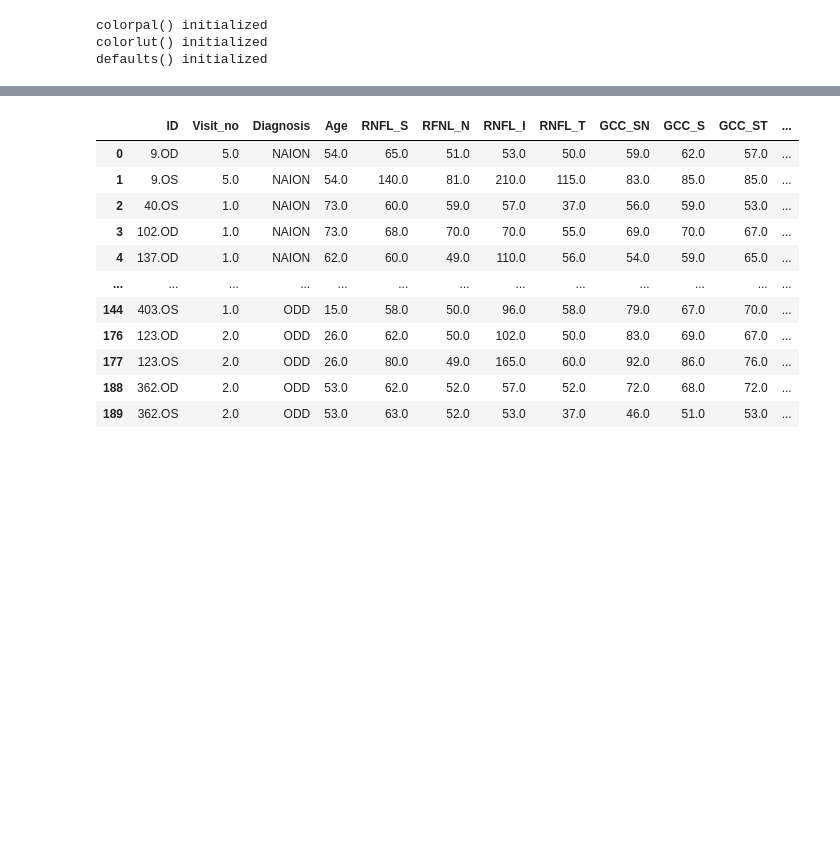
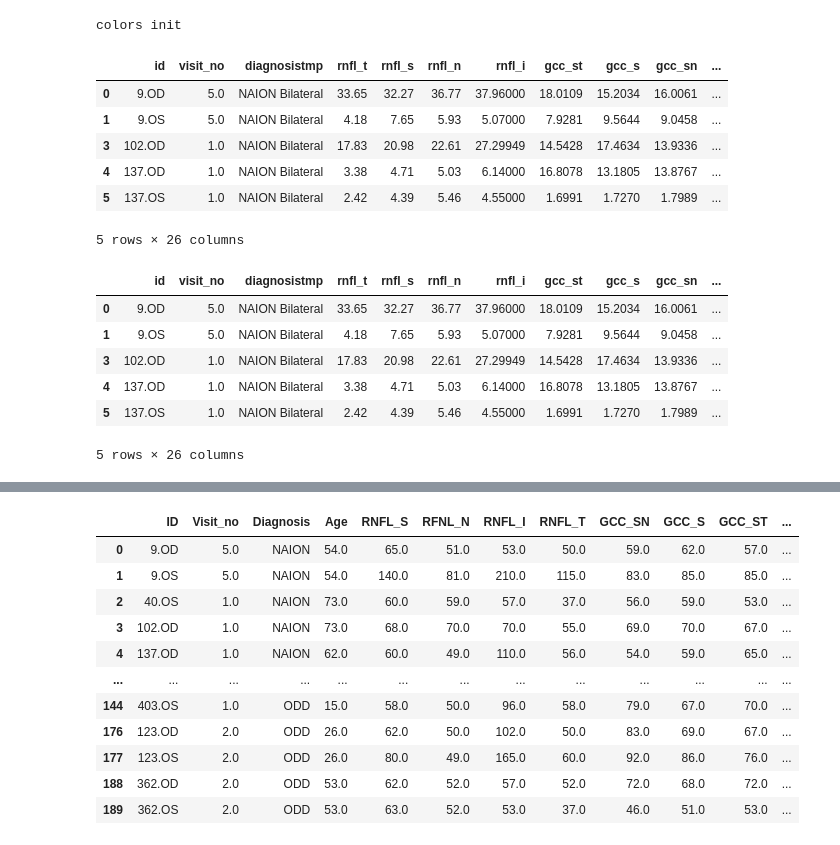
Before and after one commit to miaomiaoyu/ocumet, a Jupyter notebook: scripts/ocumet_tmp.ipynb, the cells around one changed output, grey strips where cells are left out. Cells and saved outputs as stored; diff of their text form; code cells hidden in the pictures; blank space fills up the shorter version.

```diff
--- a/scripts/ocumet_tmp.ipynb
+++ b/scripts/ocumet_tmp.ipynb
@@ -1,9 +1,7 @@
 # %%
-
-# Ocumet tmp script
+# OCUMET script
 # is there any other reason for other than because they're bilateral?
 
-import sys
 import numpy as np
 import pandas as pd
 import matplotlib
@@ -12,29 +10,36 @@ import seaborn as sns
 from tabulate import tabulate
 from sklearn.preprocessing import StandardScaler
 
-from toolbox import *
+from Prepper import set_data, set_columns, shoebox
+from Summarizer import SummaryTable
+from Visualizer import Colors, format_xticklabels, format_yticklabels, set_colorlegend, set_colorlegend_additional, set_font
+from Wrangler import set_nans
 
-cpal = colorpal()
-clut = colorlut()
-defs = defaults()
-defs.font('Helvetica', 13)
+
+# -- tidy data
+data = set_data('ocumet-1102-clean-01.csv')
+data = set_columns(data)
+
+# -- color palettes
+rb = Colors().rb_light
 
 """
 Nov 17 2022
 Data exploration for dataset 'ocumet-1102-raw.csv'
+Question
+- Do NAION unilateral and bilateral have differences in overall FPF?
+- FPF is higher for ODD than controls
+- FPF is higher for NAION bilateral than unilateral.
+
 """
-
-df = pd.read_csv("../data/ocumet-1102-clean-01.csv")
 
 dic = {
     'control':'Control',
     'naion':'NAION',
     'naion_uni':'NAION Unilateral',
     'naion_bi':'NAION Bilateral',
-    'odd':'ODD'}
-
-diagnosis_colors_lut = clut.diagnosis(dic)
+    'odd':'ODD',
+    'odd_uni': 'ODD Unilateral',
+    'odd_bi': 'ODD Bilateral'}
 # %% [output]
-colorpal() initialized
-colorlut() initialized
-defaults() initialized
+colors init
@@ -85 +46,35 @@ scaled_data[dvars] = standardize_to_controls(data[dvars], ctrl_data[dvars])
+# %%
+def data_subset(data, dvars, ivars):
+    ''' subset maker '''
+    subset = data[ ivars + dvars ].copy()
+    return subset
+
+ivars = ['id', 'visit_no', 'diagnosistmp']
+dvar_types = ['fpf', 'oct']
+
+for dvar_type in dvar_types:
+    dvars = [col for col in data.columns if col.startswith(dvars_type)]  # FPF
+    dvars.append('hvf_mean_deviation')
+    subset = data_subset(data, dvars, ivars)
+    dvars.remove('hvf_mean_deviation')
+    dvars_tmp = [dvar.split("_")[1] + "_" + dvar.split("_")[-1] for dvar in dvars]  # remove the dvar_type
+    subset.rename(columns=dict(zip(dvars, dvars_tmp)), inplace=True)
+    dvars = shoebox().sort_by_startswith(lst=dvars_tmp, order=['rnfl', 'gh', 'gcc', 'cq'])
+    subset = set_nans(data=subset, dvars=dvars_tmp, ivars='diagnosistmp')
+    display(subset.head())
+# %% [output]
+|  | id | visit_no | diagnosistmp | rnfl_t | rnfl_s | rnfl_n | rnfl_i | gcc_st | gcc_s | gcc_sn | ... |
+| 0 | 9.OD | 5.0 | NAION Bilateral | 33.65 | 32.27 | 36.77 | 37.96000 | 18.0109 | 15.2034 | 16.0061 | ... |
+| 1 | 9.OS | 5.0 | NAION Bilateral | 4.18 | 7.65 | 5.93 | 5.07000 | 7.9281 | 9.5644 | 9.0458 | ... |
+| 3 | 102.OD | 1.0 | NAION Bilateral | 17.83 | 20.98 | 22.61 | 27.29949 | 14.5428 | 17.4634 | 13.9336 | ... |
+| 4 | 137.OD | 1.0 | NAION Bilateral | 3.38 | 4.71 | 5.03 | 6.14000 | 16.8078 | 13.1805 | 13.8767 | ... |
+| 5 | 137.OS | 1.0 | NAION Bilateral | 2.42 | 4.39 | 5.46 | 4.55000 | 1.6991 | 1.7270 | 1.7989 | ... |
+5 rows × 26 columns
+|  | id | visit_no | diagnosistmp | rnfl_t | rnfl_s | rnfl_n | rnfl_i | gcc_st | gcc_s | gcc_sn | ... |
+| 0 | 9.OD | 5.0 | NAION Bilateral | 33.65 | 32.27 | 36.77 | 37.96000 | 18.0109 | 15.2034 | 16.0061 | ... |
+| 1 | 9.OS | 5.0 | NAION Bilateral | 4.18 | 7.65 | 5.93 | 5.07000 | 7.9281 | 9.5644 | 9.0458 | ... |
+| 3 | 102.OD | 1.0 | NAION Bilateral | 17.83 | 20.98 | 22.61 | 27.29949 | 14.5428 | 17.4634 | 13.9336 | ... |
+| 4 | 137.OD | 1.0 | NAION Bilateral | 3.38 | 4.71 | 5.03 | 6.14000 | 16.8078 | 13.1805 | 13.8767 | ... |
+| 5 | 137.OS | 1.0 | NAION Bilateral | 2.42 | 4.39 | 5.46 | 4.55000 | 1.6991 | 1.7270 | 1.7989 | ... |
+5 rows × 26 columns
 # %%
```
Also changed, not shown: parts of 6 cells of this notebook, 6 other files.
